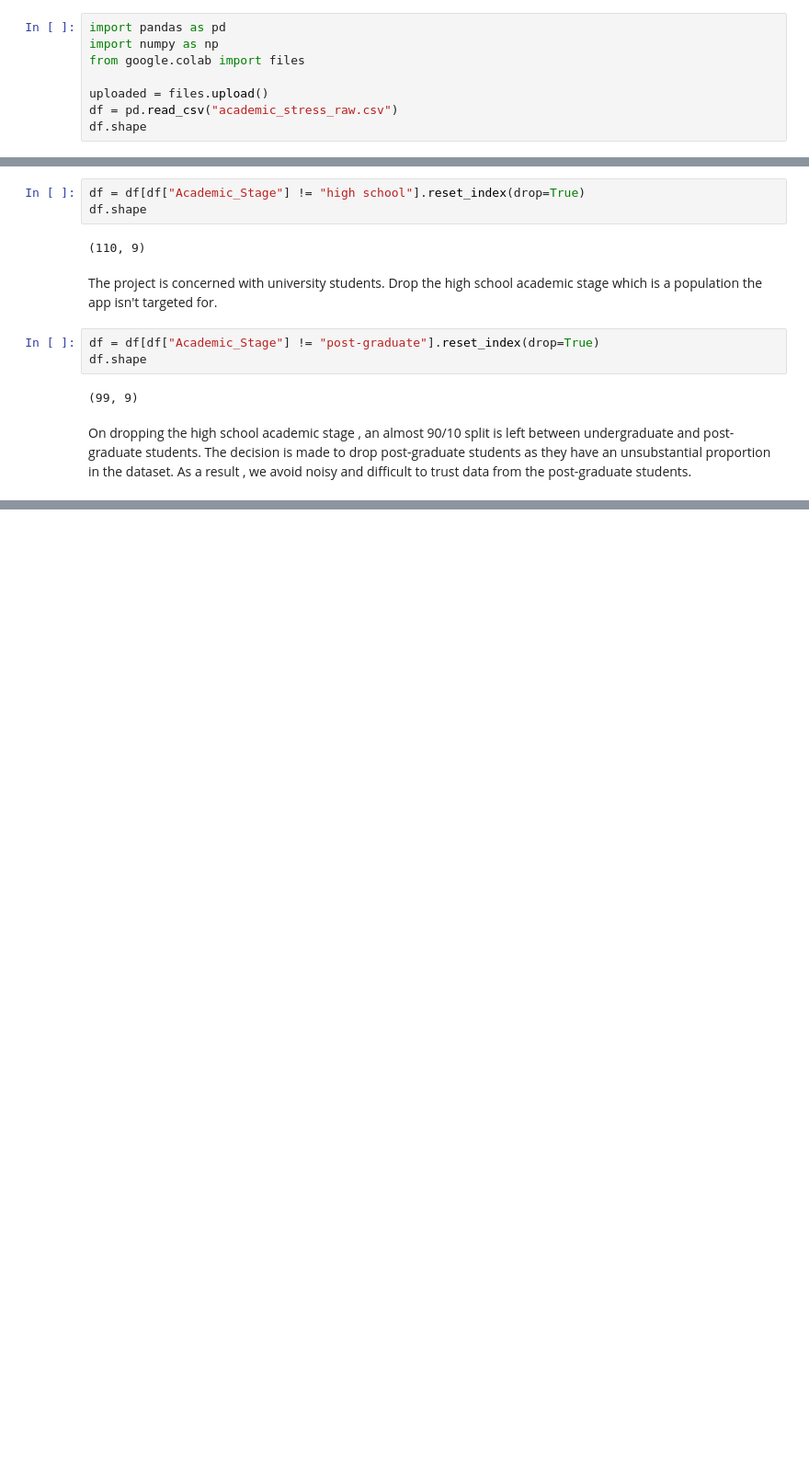
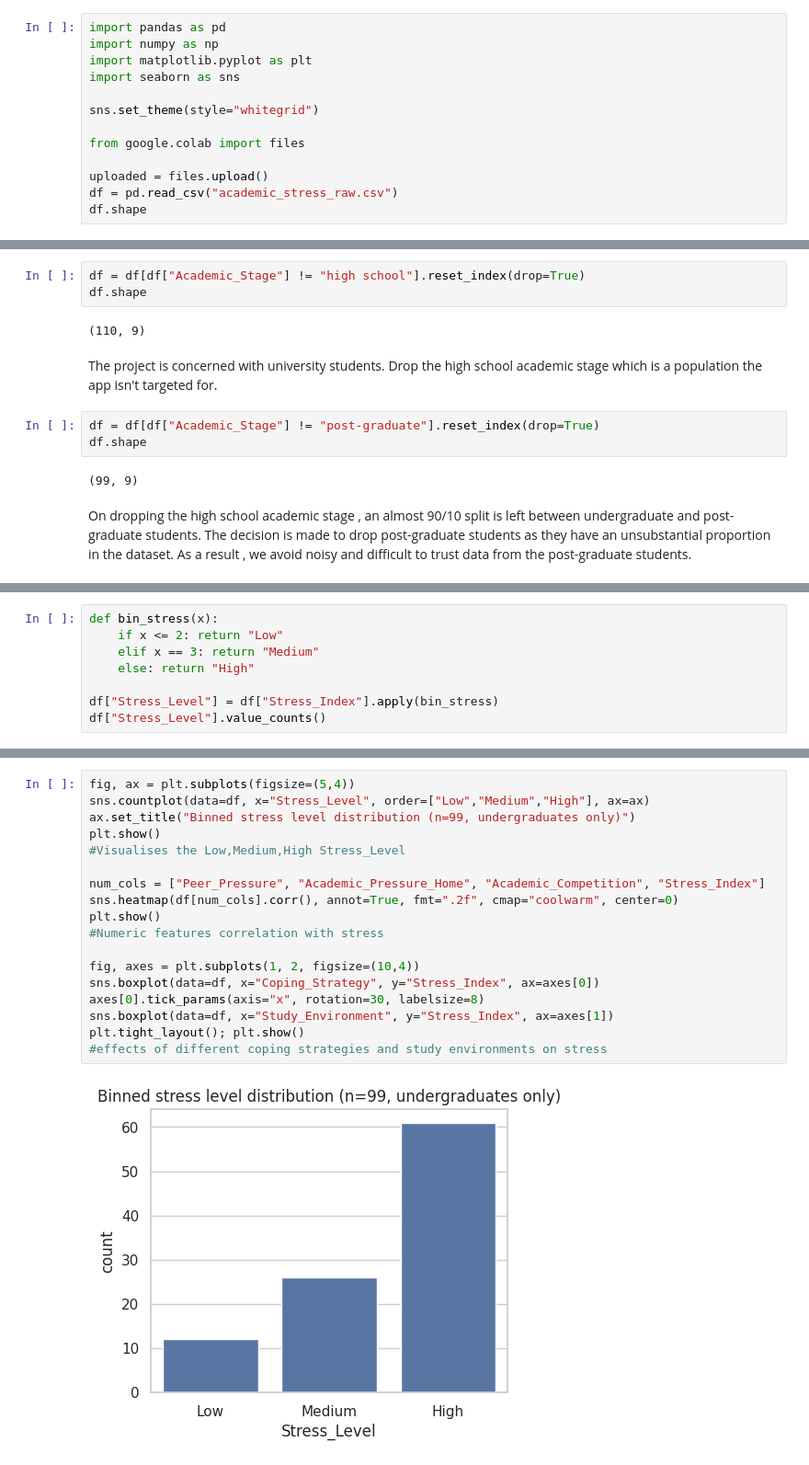
Before and after one commit to Seven8ight/AI_CAT_2, a Jupyter notebook: CAT_2.ipynb, the cells around one changed output, grey strips where cells are left out. Shown at 92% size. Drawn from its saved outputs; the diff is of its cells as text; blank space fills up the shorter version.

```diff
--- a/CAT_2.ipynb
+++ b/CAT_2.ipynb
@@ -36,6 +36,11 @@ The Cleaning Process:
 # %%
 import pandas as pd
 import numpy as np
+import matplotlib.pyplot as plt
+import seaborn as sns
+
+sns.set_theme(style="whitegrid")
+
 from google.colab import files
 
 uploaded = files.upload()
@@ -204,0 +229,8 @@ Drop the entire column since it has zero variance. It therefore cannot split or
+# %%
+def bin_stress(x):
+    if x <= 2: return "Low"
+    elif x == 3: return "Medium"
+    else: return "High"
+
+df["Stress_Level"] = df["Stress_Index"].apply(bin_stress)
+df["Stress_Level"].value_counts()
@@ -204,0 +246,20 @@ Drop the entire column since it has zero variance. It therefore cannot split or
+# %%
+fig, ax = plt.subplots(figsize=(5,4))
+sns.countplot(data=df, x="Stress_Level", order=["Low","Medium","High"], ax=ax)
+ax.set_title("Binned stress level distribution (n=99, undergraduates only)")
+plt.show()
+#Visualises the Low,Medium,High Stress_Level
+
+num_cols = ["Peer_Pressure", "Academic_Pressure_Home", "Academic_Competition", "Stress_Index"]
+sns.heatmap(df[num_cols].corr(), annot=True, fmt=".2f", cmap="coolwarm", center=0)
+plt.show()
+#Numeric features correlation with stress
+
+fig, axes = plt.subplots(1, 2, figsize=(10,4))
+sns.boxplot(data=df, x="Coping_Strategy", y="Stress_Index", ax=axes[0])
+axes[0].tick_params(axis="x", rotation=30, labelsize=8)
+sns.boxplot(data=df, x="Study_Environment", y="Stress_Index", ax=axes[1])
+plt.tight_layout(); plt.show()
+#effects of different coping strategies and study environments on stress
+# %% [output]
+[figure, added]
```
Also changed, not shown: parts of 12 cells of this notebook.
